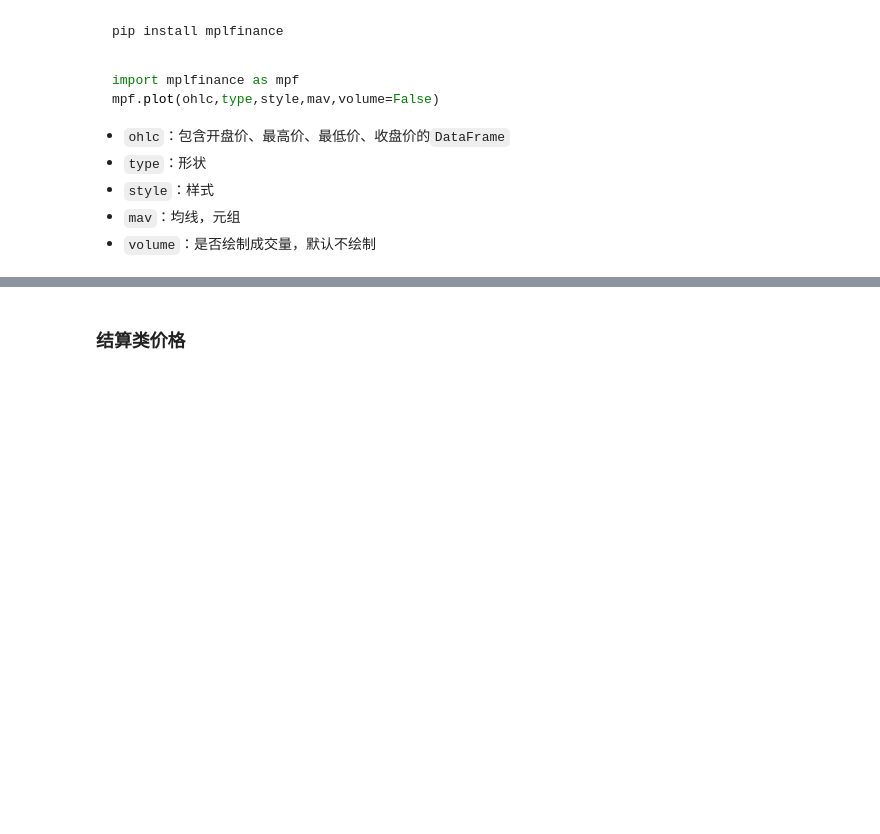
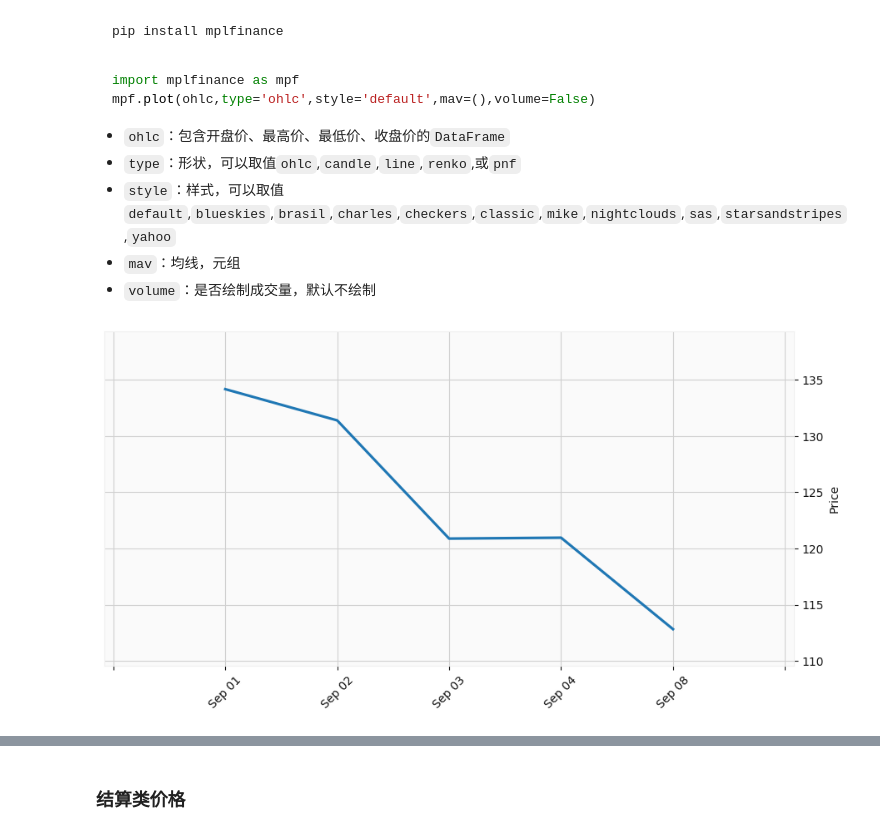
Before and after one commit to christinemu/quant-trading, a Jupyter notebook: TradingBasics.ipynb, the cells around one changed output, grey strips where cells are left out. Saved outputs shown, nothing was run; the diff lists cells and outputs as text; code cells hidden in the pictures; blank space fills up the shorter version.

````diff
--- a/TradingBasics.ipynb
+++ b/TradingBasics.ipynb
@@ -377,10 +403,14 @@ pip install mplfinance
 # %% [markdown]
 ```python
 import mplfinance as mpf
-mpf.plot(ohlc,type,style,mav,volume=False)
+mpf.plot(ohlc,type='ohlc',style='default',mav=(),volume=False)
 ```
 - `ohlc`：包含开盘价、最高价、最低价、收盘价的`DataFrame`
-- `type`：形状
-- `style`：样式
+- `type`：形状，可以取值`ohlc`,`candle`,`line`,`renko`,或`pnf`
+- `style`：样式，可以取值`default`,`blueskies`,`brasil`,`charles`,`checkers`,`classic`,`mike`,`nightclouds`,`sas`,`starsandstripes`,`yahoo`
 - `mav`：均线，元组
 - `volume`：是否绘制成交量，默认不绘制
+# %%
+mpf.plot(aprice.tail(),type='line',style='yahoo',volume=False,figratio=(12,6),figscale=1)
+# %% [output]
+[figure, added]
````
Also changed, not shown: parts of 26 cells of this notebook, 8 other files.
